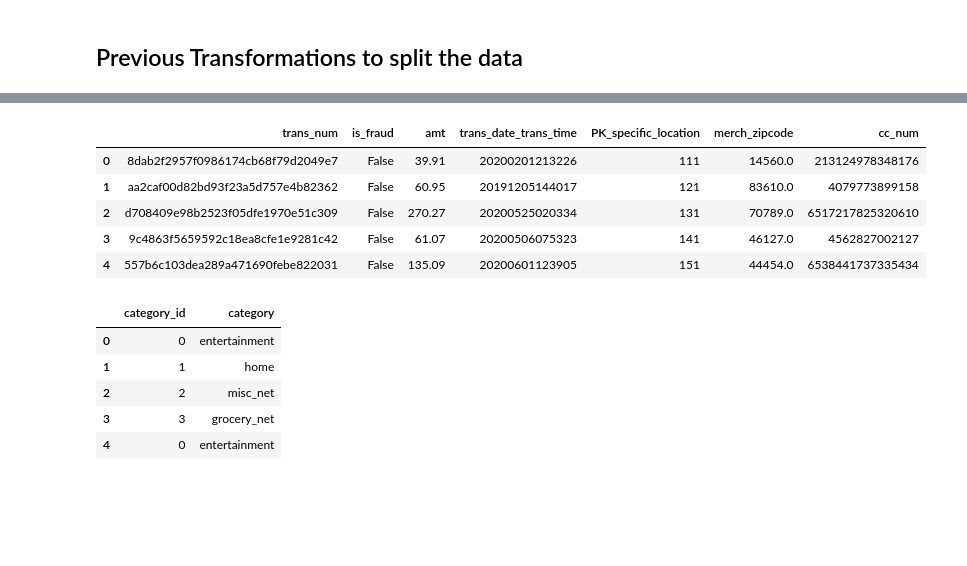
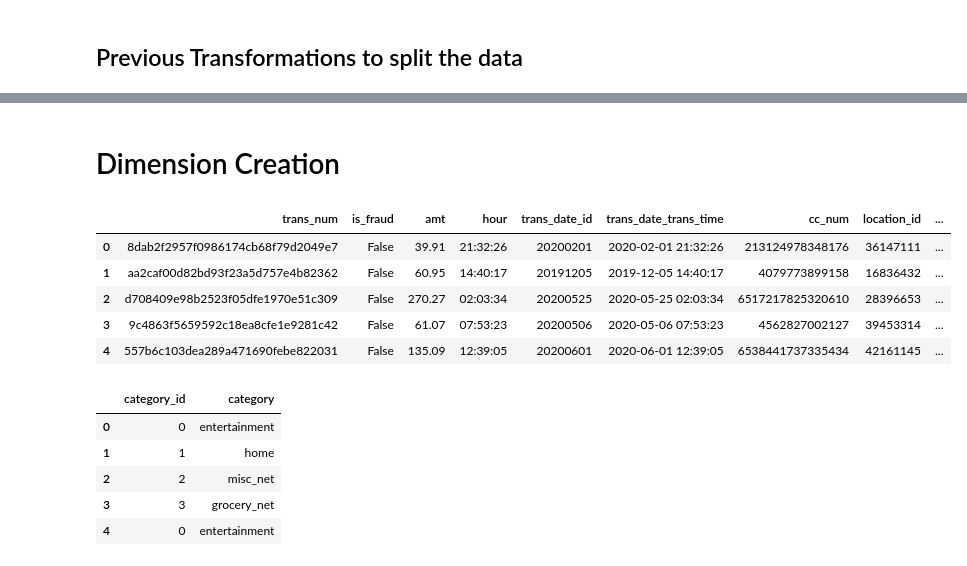
Before and after one commit to DCajiao/Credit-Card-Transaction-ETL-Project, a Jupyter notebook: notebooks/02_dimensional_model.ipynb, the cells around one changed output, grey strips where cells are left out. Saved outputs shown, nothing was run; the diff lists cells and outputs as text; code cells hidden in the pictures; blank space fills up the shorter version.

Commit message:
:sparkles: feat(ipynb): add functions to split the dataframe into specific dimensions

```diff
--- a/notebooks/02_dimensional_model.ipynb
+++ b/notebooks/02_dimensional_model.ipynb
@@ -49,4 +49,4 @@ Changing the transaction date to an incremental integer
 df_sample['trans_date_trans_time'] = pd.to_datetime(df_sample['trans_date_trans_time'])
 
 # converting the transaction date to a incremental integer
-df_sample['trans_date_trans_time'] = df_sample['trans_date_trans_time'].dt.strftime('%Y%m%d%H%M%S').astype(int)
+df_sample['trans_date_id'] = df_sample['trans_date_trans_time'].dt.strftime('%Y%m%d').astype(int)
@@ -129,0 +95,13 @@ Category column is 388127.8695652174 times larger than a list of integers from 0
+# %%
+"""
+Location ID generation by concatenating 'zip', 'state_id', and an incrementing number
+"""
+counter = 1
+def generate_unique_id(row):
+    global counter
+    unique_id = str(row['state_id']) + str(row['zip']) + str(counter)
+    counter += 1  # Increment the counter for the next row
+    return unique_id
+
+# Apply the function to generate the 'unique_id' column in df_sample
+df_sample['location_id'] = df_sample.apply(generate_unique_id, axis=1)
@@ -130,3 +114,27 @@ Category column is 388127.8695652174 times larger than a list of integers from 0
+# %%
+# Function to split the 'trans_date_trans_time' column into multiple new columns
+def split_datetime_column(df):
+    # Create 'date' column (YYYY-MM-DD format)
+    df['date'] = pd.to_datetime(df['trans_date_trans_time']).dt.date
+
+    # Create 'year' column (YYYY)
+    df['year'] = pd.to_datetime(df['trans_date_trans_time']).dt.year
+
+    # Create 'month' column (MM)
+    df['month'] = pd.to_datetime(df['trans_date_trans_time']).dt.month
+
+    # Create 'quarter' column (Q)
+    df['quarter'] = pd.to_datetime(df['trans_date_trans_time']).dt.quarter
+
+    # Create 'hour' column (HH:MM:SS)
+    df['hour'] = pd.to_datetime(df['trans_date_trans_time']).dt.time
+
+    return df
+
+df_sample = split_datetime_column(df_sample)
+# %%
+#convert 'merch_zipcode' to integer
+df_sample['merch_zipcode'] = df_sample['merch_zipcode'].apply(lambda x: int(x))
 # %%
 # verifying the changes
 df_sample.head()
@@ -140,13 +148,15 @@ df_sample.head()
+# %% [markdown]
+# Dimension Creation
 # %%
-fact_T_transation_dim = df_sample[['trans_num','is_fraud','amt','trans_date_trans_time','PK_specific_location','merch_zipcode','cc_num']]
+fact_T_transation_dim = df_sample[['trans_num','is_fraud','amt','hour','trans_date_id','trans_date_trans_time','cc_num','location_id','merch_zipcode']]
 fact_T_transation_dim.head()
 # %% [output]
-|  | trans_num | is_fraud | amt | trans_date_trans_time | PK_specific_location | merch_zipcode | cc_num |
-| 0 | 8dab2f2957f0986174cb68f79d2049e7 | False | 39.91 | 20200201213226 | 111 | 14560.0 | 213124978348176 |
-| 1 | aa2caf00d82bd93f23a5d757e4b82362 | False | 60.95 | 20191205144017 | 121 | 83610.0 | 4079773899158 |
-| 2 | d708409e98b2523f05dfe1970e51c309 | False | 270.27 | 20200525020334 | 131 | 70789.0 | 6517217825320610 |
-| 3 | 9c4863f5659592c18ea8cfe1e9281c42 | False | 61.07 | 20200506075323 | 141 | 46127.0 | 4562827002127 |
-| 4 | 557b6c103dea289a471690febe822031 | False | 135.09 | 20200601123905 | 151 | 44454.0 | 6538441737335434 |
+|  | trans_num | is_fraud | amt | hour | trans_date_id | trans_date_trans_time | cc_num | location_id | ... |
+| 0 | 8dab2f2957f0986174cb68f79d2049e7 | False | 39.91 | 21:32:26 | 20200201 | 2020-02-01 21:32:26 | 213124978348176 | 36147111 | ... |
+| 1 | aa2caf00d82bd93f23a5d757e4b82362 | False | 60.95 | 14:40:17 | 20191205 | 2019-12-05 14:40:17 | 4079773899158 | 16836432 | ... |
+| 2 | d708409e98b2523f05dfe1970e51c309 | False | 270.27 | 02:03:34 | 20200525 | 2020-05-25 02:03:34 | 6517217825320610 | 28396653 | ... |
+| 3 | 9c4863f5659592c18ea8cfe1e9281c42 | False | 61.07 | 07:53:23 | 20200506 | 2020-05-06 07:53:23 | 4562827002127 | 39453314 | ... |
+| 4 | 557b6c103dea289a471690febe822031 | False | 135.09 | 12:39:05 | 20200601 | 2020-06-01 12:39:05 | 6538441737335434 | 42161145 | ... |
 # %%
 category_dim = df_sample[['category_id','category']]
 category_dim.head()
```
Also changed, not shown: parts of 19 cells of this notebook.
